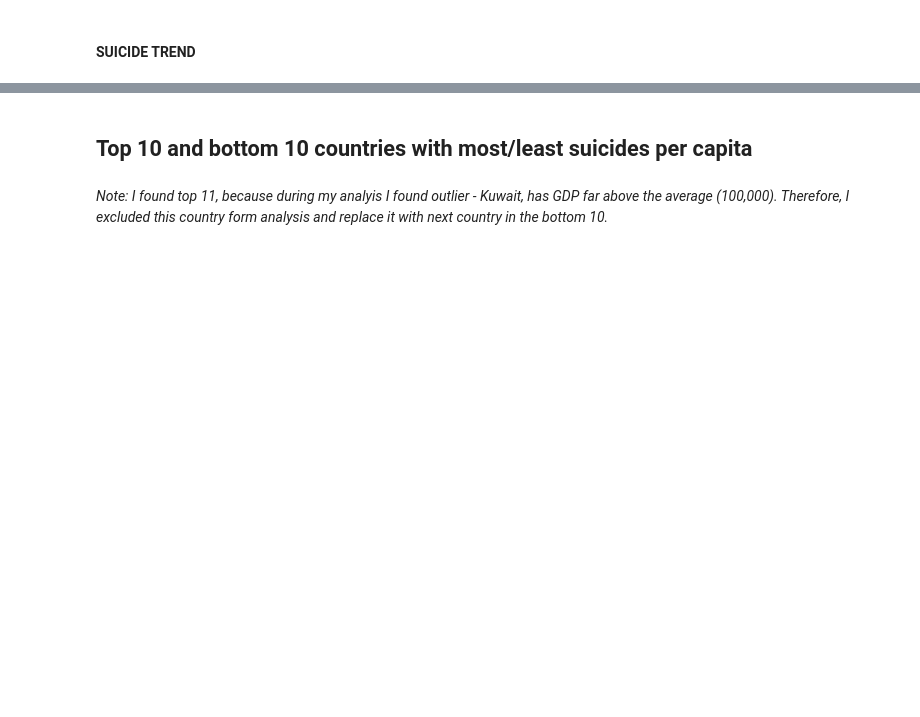
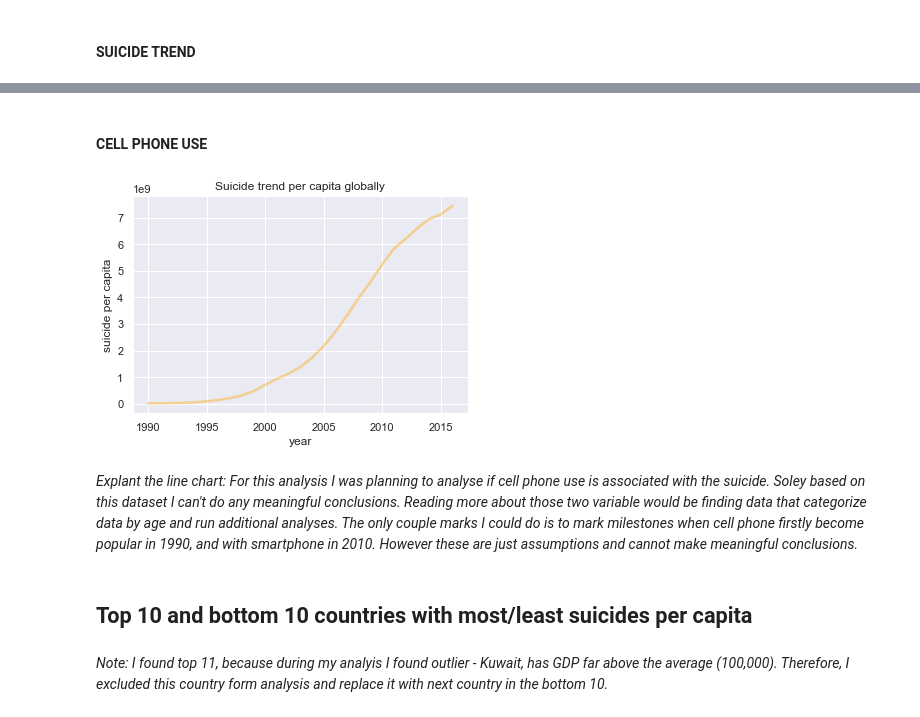
Before and after one commit to AndrejaCH/Data_Investigation, a Jupyter notebook: main.ipynb, the cells around one changed output, grey strips where cells are left out. Cells and saved outputs as stored; diff of their text form; code cells hidden in the pictures; blank space fills up the shorter version.

```diff
--- a/main.ipynb
+++ b/main.ipynb
@@ -223,3 +382,19 @@ suicide_trend_all;
+# %% [markdown]
+#### CELL PHONE USE
+# %%
+cell_trend_all = merged_df.groupby(['year']).sum()['cell_use']
+cell_trend_all.plot(alpha=.4, color='orange', linewidth=2.5);
+
+# legend
+#plt.legend()
+# lebel and axis
+plt.ylabel('suicide per capita')
+plt.xlabel('year')
+plt.title('Suicide trend per capita globally');
+# %% [output]
+[figure, added]
+# %% [markdown]
+*Explant the line chart: For this analysis I was planning to analyse if cell phone use is associated with the suicide. Soley based on this dataset I can't do any meaningful conclusions. Reading more about those two variable would be finding data that categorize data by age and run additional analyses. The only couple marks I could do is to mark milestones when cell phone firstly become popular in 1990, and with smartphone in 2010. However these are just assumptions and cannot make meaningful conclusions.*
 # %% [markdown]
 ## Top 10 and bottom 10 countries with most/least suicides per capita
 # %%
```
Also changed, not shown: parts of 139 cells of this notebook.
